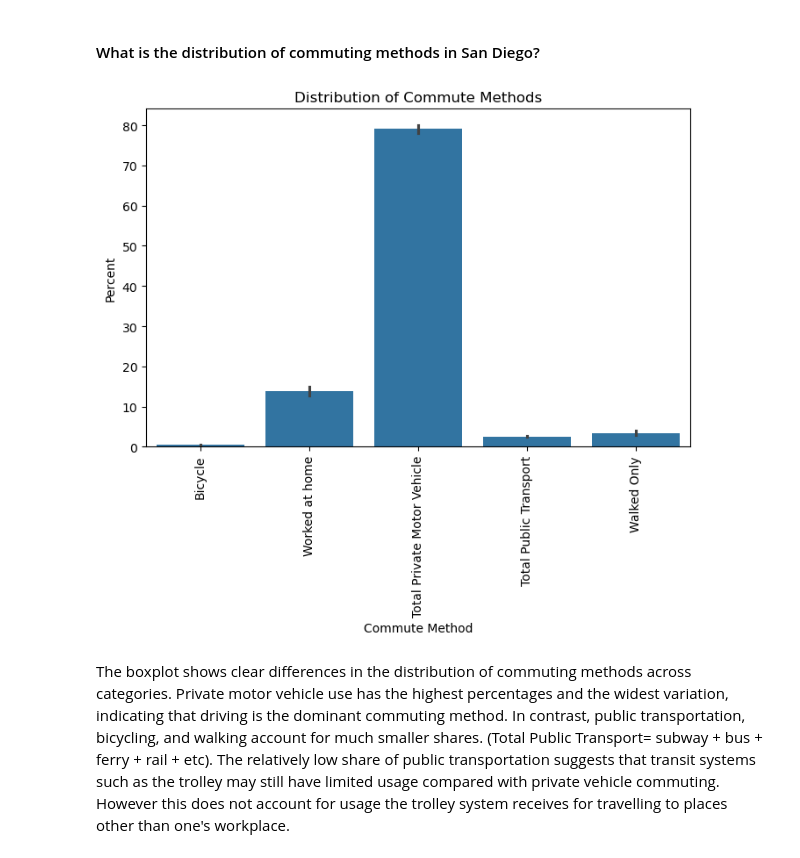
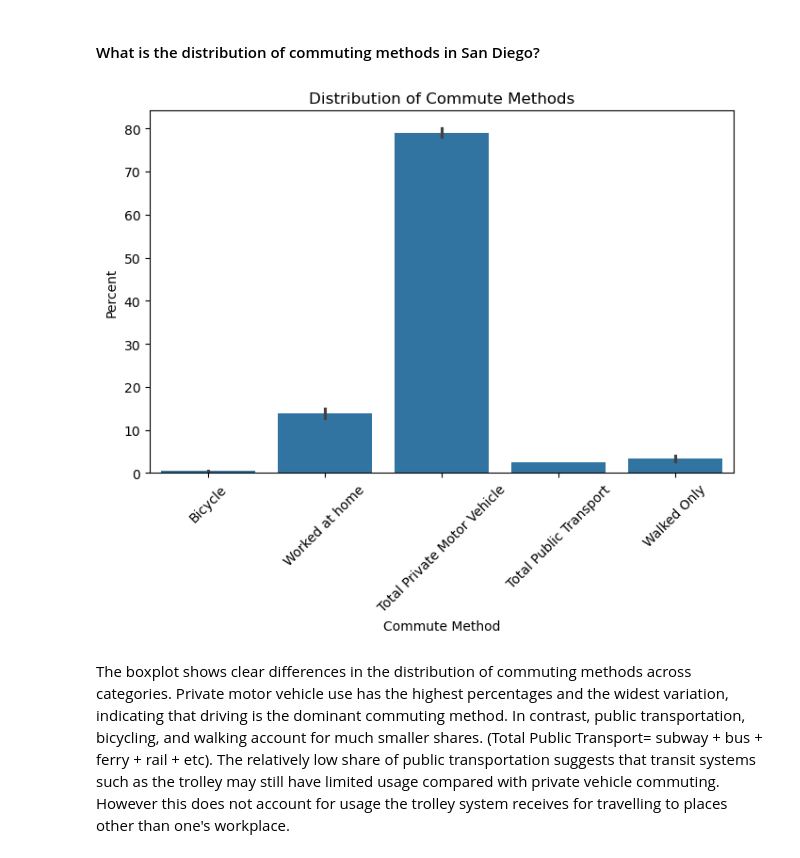
Before and after one commit to COGS108/Group022_WI26, a Jupyter notebook: 03-FinalProject.ipynb, the cells around one changed output. Drawn from its saved outputs; the diff is of its cells as text; code cells hidden in the pictures.

```diff
--- a/03-FinalProject.ipynb
+++ b/03-FinalProject.ipynb
@@ -637,33 +637,33 @@ This section uses the San Diego Equity dataset to provide socioeconomic context
 # %%
 clean_equity_df = pd.read_csv("data/02-processed/clean_equity.csv")
 
 
 # Filter the dataset to only include commuting-related indicators
 # so we can analyze transportation patterns.
 commute_df = clean_equity_df[
     clean_equity_df["indicator"] == "Commute Time and Method of Transportation"
 ]
 
 relevant_categories = ['Worked at home', 'Total Private Motor Vehicle', 'Total Public Transport', 'Bicycle', 'Walked Only' ]
 commute_df = commute_df[commute_df['category'].isin(relevant_categories)]
 # Create a bar chart to visualize the distribution of different commute methods
 plt.figure(figsize=(8,5))
 
 sns.barplot(
     data=commute_df,
     x="category",
     y="percent",
 )
 
-plt.xticks(rotation=90)
+plt.xticks(rotation=45)
 
 plt.title("Distribution of Commute Methods")
 plt.xlabel("Commute Method")
 plt.ylabel("Percent")
 
 plt.show()
 # %% [output]
-[figure, old version]
+[figure, new version]
 # %% [markdown]
 The boxplot shows clear differences in the distribution of commuting methods across categories. Private motor vehicle use has the highest percentages and the widest variation, indicating that driving is the dominant commuting method. In contrast, public transportation, bicycling, and walking account for much smaller shares. (Total Public Transport= subway + bus + ferry + rail + etc). The relatively low share of public transportation suggests that transit systems such as the trolley may still have limited usage compared with private vehicle commuting. However this does not account for usage the trolley system receives for travelling to places other than one's workplace.
 # %% [markdown]
```
Also changed, not shown: parts of 6 cells of this notebook.
